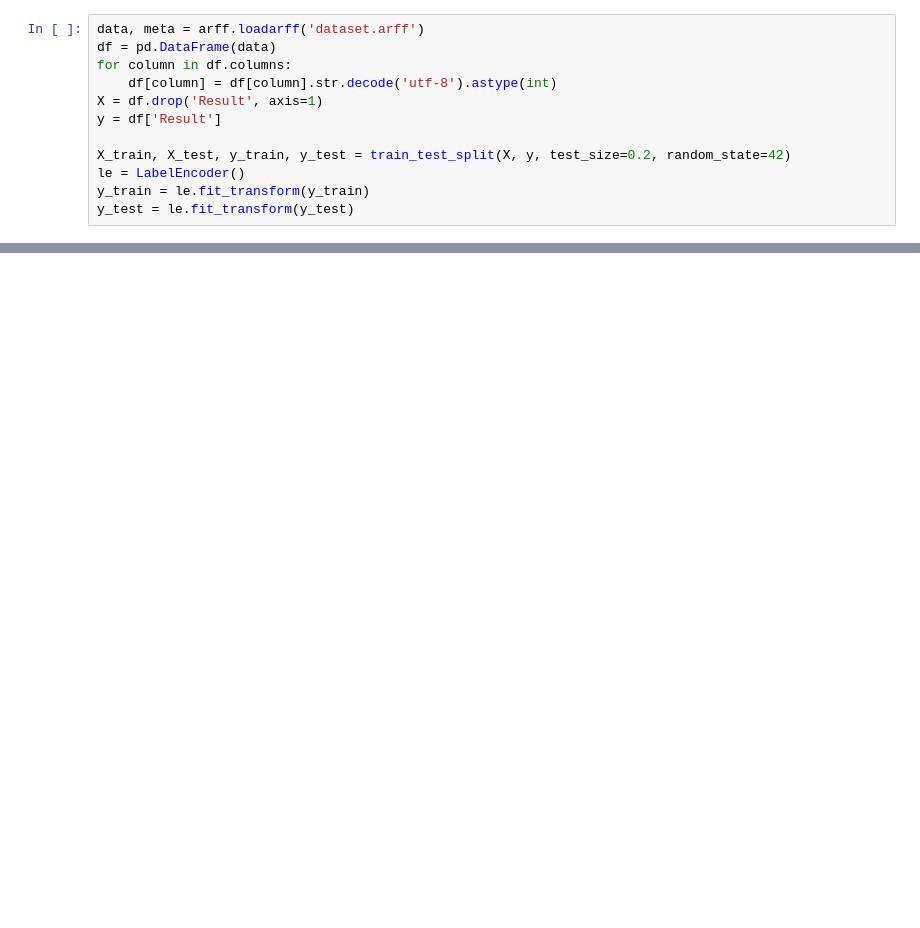
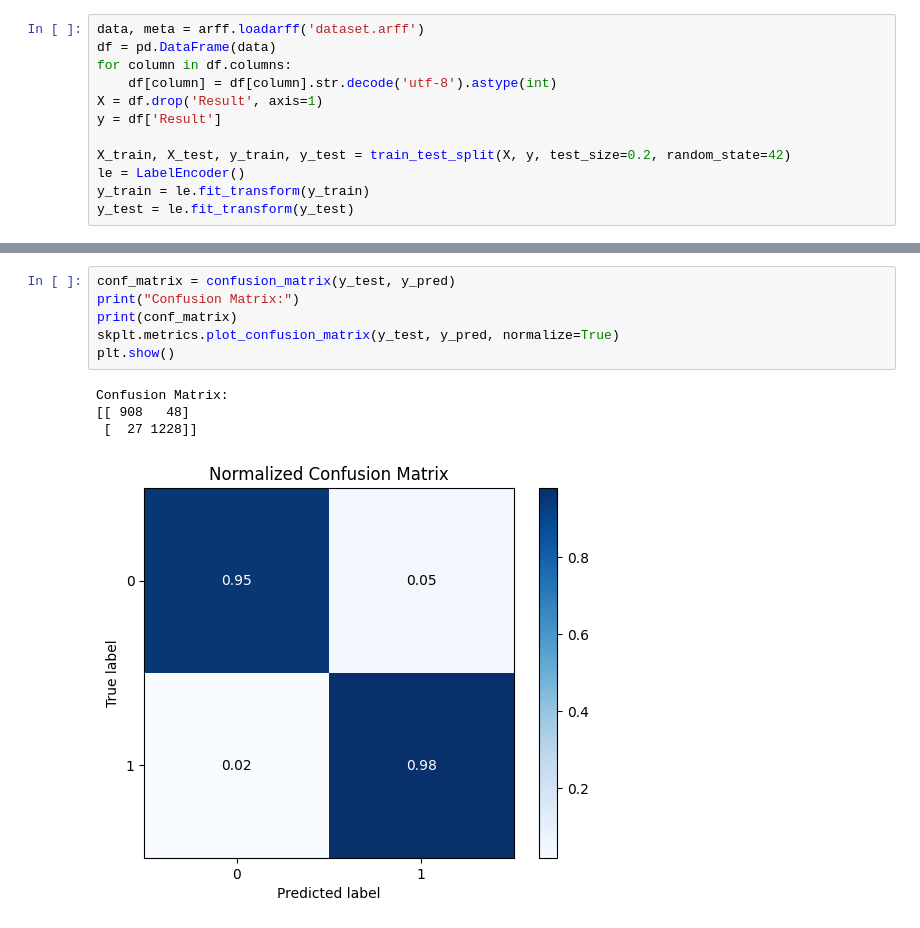
Before and after one commit to Viliusps/phishing-detection, a Jupyter notebook: xgboost.ipynb, the cells around one changed output, grey strips where cells are left out. Saved outputs shown, nothing was run; the diff lists cells and outputs as text; blank space fills up the shorter version.

```diff
--- a/xgboost.ipynb
+++ b/xgboost.ipynb
@@ -46,0 +87,11 @@ Accuracy: 97.01%
+# %%
+conf_matrix = confusion_matrix(y_test, y_pred)
+print("Confusion Matrix:")
+print(conf_matrix)
+skplt.metrics.plot_confusion_matrix(y_test, y_pred, normalize=True)
+plt.show()
+# %% [output]
+Confusion Matrix:
+[[ 908   48]
+ [  27 1228]]
+[figure, added]
```
Also changed, not shown: parts of 10 cells of this notebook.
